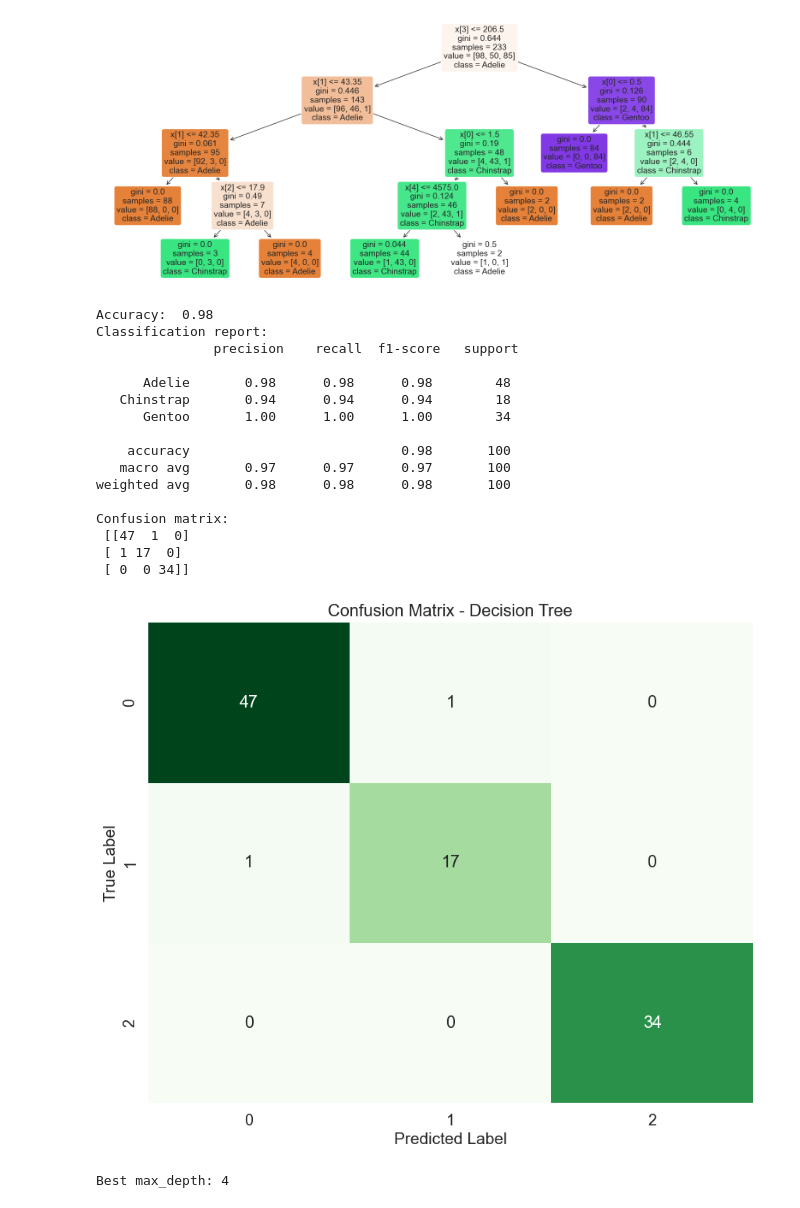
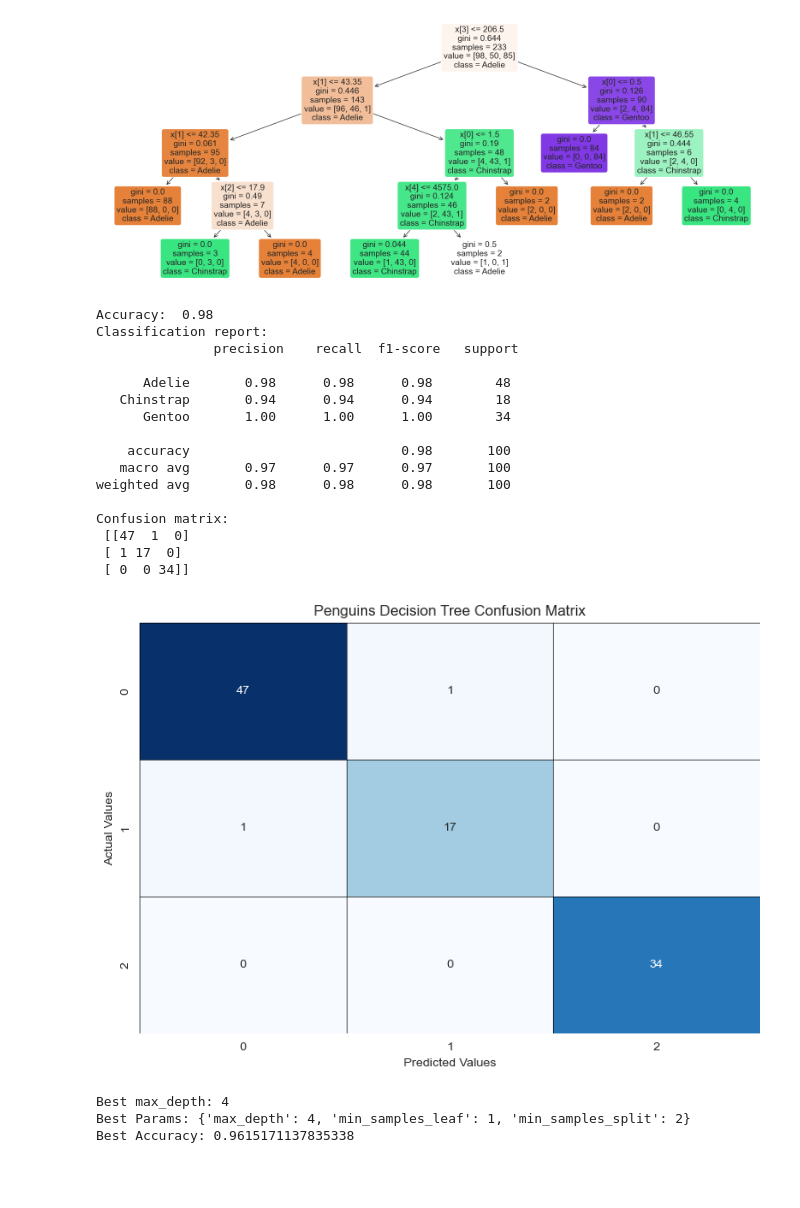
Before and after one commit to matt-banschbach/inde577, a Jupyter notebook: Supervised Learning/Decision Trees/decisiontree_penguins.ipynb, the cells around one changed output. Saved outputs shown, nothing was run; the diff lists cells and outputs as text; code cells hidden in the pictures; blank space fills up the shorter version.

```diff
--- a/Supervised Learning/Decision Trees/decisiontree_penguins.ipynb
+++ b/Supervised Learning/Decision Trees/decisiontree_penguins.ipynb
@@ -36,6 +33,7 @@ y = penguins['species']
 # Here we split the data into train and test sets
 X_train, X_test, y_train, y_test = train_test_split(X, y, test_size=0.3, random_state=42)
 # %%
-decision_tree = DecisionTreeClassifier(max_depth=4, random_state=42)  # Initialize the classifier
+decision_tree = DecisionTreeClassifier(max_depth=4, min_samples_split=2, min_samples_leaf=1, random_state=42)  # Initialize the classifier
 decision_tree.fit(X_train, y_train)  # Train
+print("Classes: ", decision_tree.classes_)  # Observe the classes
 # %% [output]
@@ -78,60 +76,48 @@ plt.show()
 # %%
 y_pred = decision_tree.predict(X_test)
 
 accuracy = accuracy_score(y_test, y_pred)
 print("Accuracy: ", accuracy)
 
 clf_rep = classification_report(y_test, y_pred)
 print("Classification report: \n", clf_rep)
 
-confusion_matrix = confusion_matrix(y_test, y_pred)
-print("Confusion matrix:\n", confusion_matrix)
+cf_mat = confusion_matrix(y_test, y_pred)
+print("Confusion matrix:\n", cf_mat)
+
+draw_confusion_matrix(cf_mat, "Penguins Decision Tree Confusion Matrix")
 # %% [output]
 Accuracy:  0.98
 Classification report:
                precision    recall  f1-score   support
 
       Adelie       0.98      0.98      0.98        48
    Chinstrap       0.94      0.94      0.94        18
       Gentoo       1.00      1.00      1.00        34
 
     accuracy                           0.98       100
    macro avg       0.97      0.97      0.97       100
 weighted avg       0.98      0.98      0.98       100
 
 Confusion matrix:
  [[47  1  0]
  [ 1 17  0]
  [ 0  0 34]]
+[figure, added]
-# %%
-matrix_df = pd.DataFrame(confusion_matrix)
-
-plt.figure(figsize=(10, 8))
-ax = plt.axes()
-sns.set(font_scale=1.3)
-
-sns.heatmap(matrix_df,
-            annot = True,
-            fmt = "g",
-            ax = ax,
-            cmap = "Greens",
-            cbar = False)
-
-ax.set_title("Confusion Matrix - Decision Tree")
-ax.set_xlabel("Predicted Label", fontsize=15)
-ax.set_ylabel("True Label", fontsize=15)
-plt.show()
-# %% [output]
-[figure, removed]
 # %%
 # Grid-search for finding optimal hyperparameter
 max_depth_range = np.array(range(1, 20))
 
-param_grid = {'max_depth': max_depth_range}
+param_grid = {'max_depth': max_depth_range, 'min_samples_leaf': [1, 2, 5, 10, 20], 'min_samples_split': [2, 4, 6, 8, 10]}
 grid_search = GridSearchCV(DecisionTreeClassifier(random_state=42), param_grid, cv=5)
 grid_search.fit(X_train, y_train)
 
 best_max_depth = grid_search.best_params_['max_depth']
+best_params = grid_search.best_params_
 print(f"Best max_depth: {best_max_depth}")
+print(f"Best Params: {best_params}")
+print(f"Best Accuracy: {grid_search.best_score_}")
 # %% [output]
 Best max_depth: 4
+Best Params: {'max_depth': 4, 'min_samples_leaf': 1, 'min_samples_split': 2}
+Best Accuracy: 0.9615171137835338
```
Also changed, not shown: parts of 7 cells of this notebook, 30 other files.
